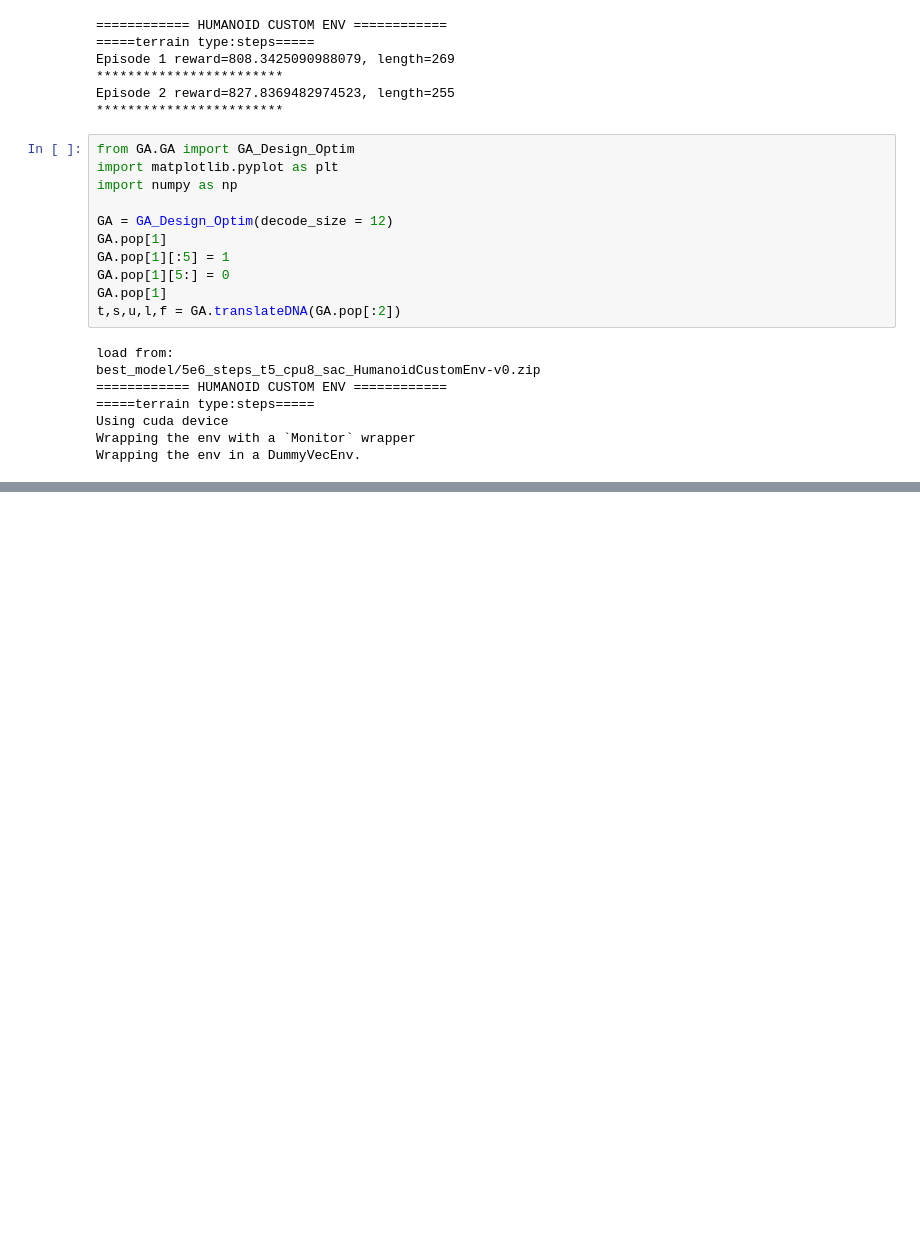
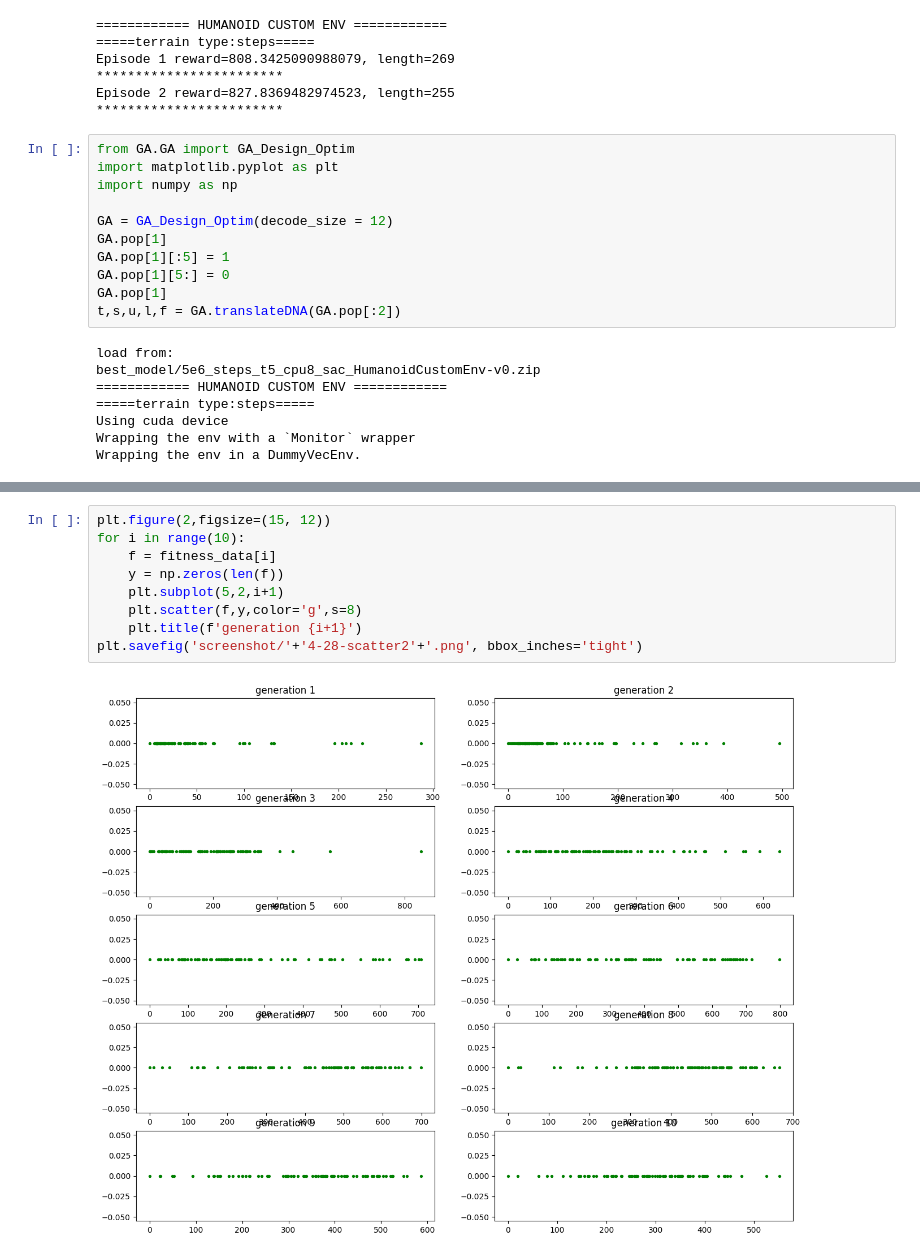
Before and after one commit to EASYMMMM/gym_RE, a Jupyter notebook: GA_TEST.ipynb, the cells around one changed output, grey strips where cells are left out. Drawn from its saved outputs; the diff is of its cells as text; blank space fills up the shorter version.

```diff
--- a/GA_TEST.ipynb
+++ b/GA_TEST.ipynb
@@ -254,0 +273,11 @@ Wrapping the env in a DummyVecEnv.
+# %%
+plt.figure(2,figsize=(15, 12))
+for i in range(10):
+    f = fitness_data[i]
+    y = np.zeros(len(f))
+    plt.subplot(5,2,i+1)
+    plt.scatter(f,y,color='g',s=8)
+    plt.title(f'generation {i+1}')
+plt.savefig('screenshot/'+'4-28-scatter2'+'.png', bbox_inches='tight')
+# %% [output]
+[figure, added]
```
Also changed, not shown: parts of 3 cells of this notebook, 18 other files.
